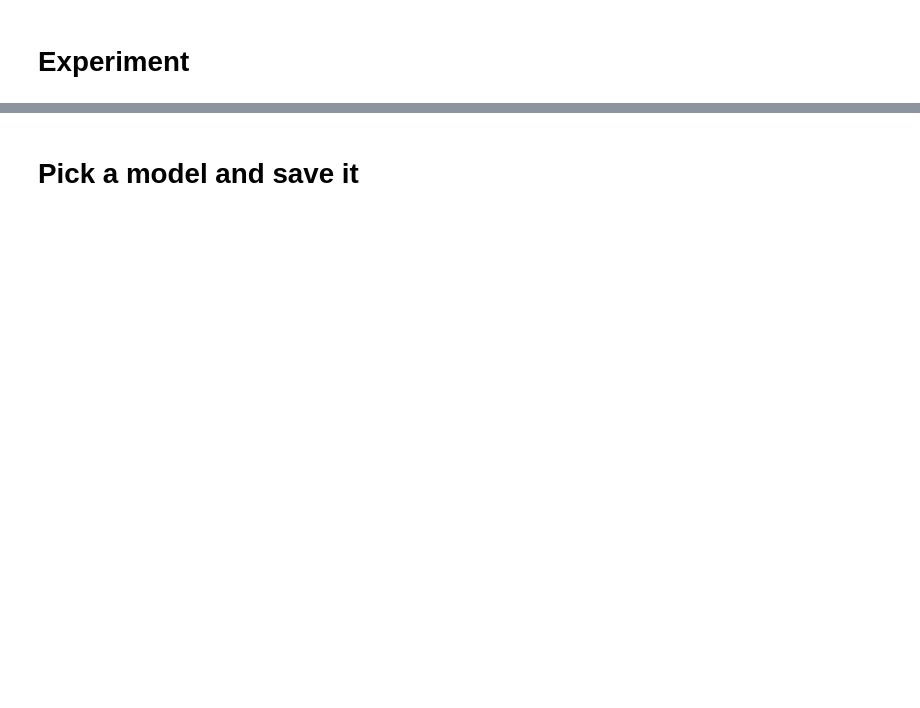
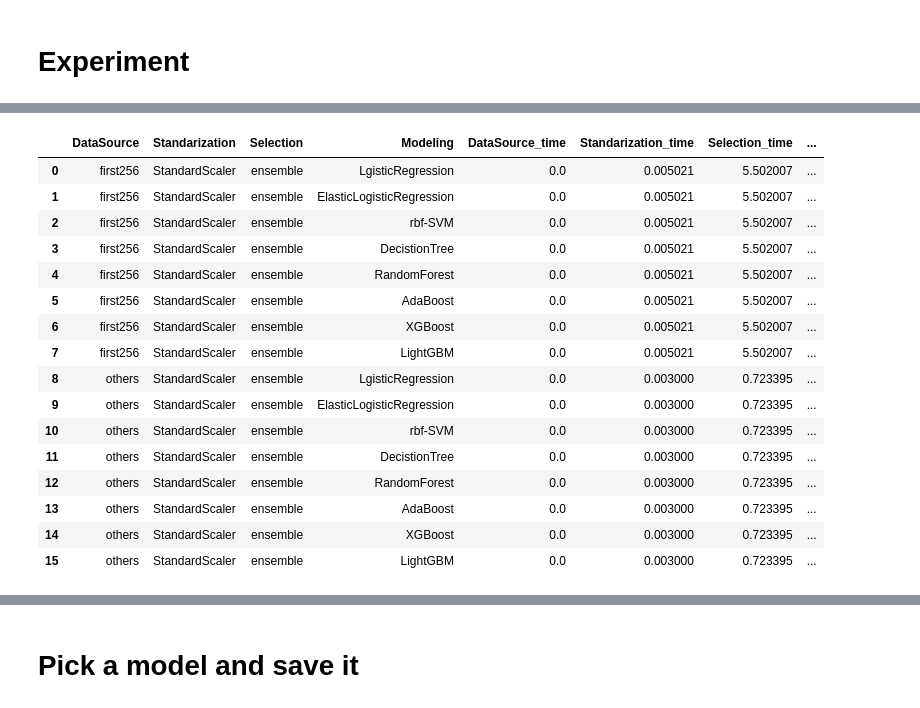
Before and after one commit to ICMOL/PineBioML, a Jupyter notebook: examples/example_Pine.ipynb, the cells around one changed output, grey strips where cells are left out. Cells and saved outputs as stored; diff of their text form; code cells hidden in the pictures; blank space fills up the shorter version.

```diff
--- a/examples/example_Pine.ipynb
+++ b/examples/example_Pine.ipynb
@@ -15,4 +20,8 @@ x, y = IO.read_multiple_groups(
     ],
     index_col=0
     )
+# %%
+x.index = x.index.astype(str)
+y.index = x.index
+y = y.astype(int).astype(str)
 # %%
@@ -20,7 +34,12 @@ y.describe()
 # %%
-target_label = 1.0
+target_label = '1'
 # %% [markdown]
 # Train test split
 # %%
 from sklearn.model_selection import train_test_split
 x_train, x_valid, y_train, y_valid = train_test_split(x, y, test_size=0.33, random_state=142, shuffle=True, stratify=y)
+# %%
+x_train.index = x_train.index.astype(str)
+x_valid.index = x_valid.index.astype(str)
+y_train.index = y_train.index.astype(str)
+y_valid.index = y_valid.index.astype(str)
@@ -30,7 +65,7 @@ x_train, x_valid, y_train, y_valid = train_test_split(x, y, test_size=0.33, rand
 from PineBioML.model.utils import Pine, sklearn_esitimator_wrapper, data_source
 
 from PineBioML.preprocessing import Normalizer, Pass
-from PineBioML.preprocessing.impute import knn_imputer, simple_imputer, iterative_imputer
+from PineBioML.preprocessing.impute import knn_imputer, simple_imputer
 from PineBioML.preprocessing.utils import feature_extension
 from PineBioML.preprocessing.outlier import IsolationForest, simple_clip
 from PineBioML.selection.classification import ensemble_selector
@@ -44,12 +79,12 @@ experiment = [
         "first256": data_source(x_train.iloc[:, :50], x_valid.iloc[:, :50]),
         "others": data_source(x_train.iloc[:, 50:], x_valid.iloc[:, 50:])
     }),
-    ("OutlierDetection", {
-        "Simple clip": simple_clip(),
-        "None": Pass()}),
-    ("MissingValueProcessing", {
-        "mean": simple_imputer(threshold=0.3333, strategy="mean")
-    }),
+#    ("OutlierDetection", {
+ #       "Simple clip": simple_clip(),
+  #      "None": Pass()}),
+#    ("MissingValueProcessing", {
+ #       "mean": simple_imputer(threshold=0.3333, strategy="mean")
+  #  }),
     ("Standarization", {
         "StandardScaler": Normalizer(method="StandardScaler"),
     }),
@@ -87,2 +203,20 @@ result.sort_values("cv_auc")
 # %%
-pine_automl.experiment_results(True).iloc[:, :12]
+pine_automl.experiment_results(timer = True).iloc[:, :12]
+# %% [output]
+|  | DataSource | Standarization | Selection | Modeling | DataSource_time | Standarization_time | Selection_time | ... |
+| 0 | first256 | StandardScaler | ensemble | LgisticRegression | 0.0 | 0.005021 | 5.502007 | ... |
+| 1 | first256 | StandardScaler | ensemble | ElasticLogisticRegression | 0.0 | 0.005021 | 5.502007 | ... |
+| 2 | first256 | StandardScaler | ensemble | rbf-SVM | 0.0 | 0.005021 | 5.502007 | ... |
+| 3 | first256 | StandardScaler | ensemble | DecistionTree | 0.0 | 0.005021 | 5.502007 | ... |
+| 4 | first256 | StandardScaler | ensemble | RandomForest | 0.0 | 0.005021 | 5.502007 | ... |
+| 5 | first256 | StandardScaler | ensemble | AdaBoost | 0.0 | 0.005021 | 5.502007 | ... |
+| 6 | first256 | StandardScaler | ensemble | XGBoost | 0.0 | 0.005021 | 5.502007 | ... |
+| 7 | first256 | StandardScaler | ensemble | LightGBM | 0.0 | 0.005021 | 5.502007 | ... |
+| 8 | others | StandardScaler | ensemble | LgisticRegression | 0.0 | 0.003000 | 0.723395 | ... |
+| 9 | others | StandardScaler | ensemble | ElasticLogisticRegression | 0.0 | 0.003000 | 0.723395 | ... |
+| 10 | others | StandardScaler | ensemble | rbf-SVM | 0.0 | 0.003000 | 0.723395 | ... |
+| 11 | others | StandardScaler | ensemble | DecistionTree | 0.0 | 0.003000 | 0.723395 | ... |
+| 12 | others | StandardScaler | ensemble | RandomForest | 0.0 | 0.003000 | 0.723395 | ... |
+| 13 | others | StandardScaler | ensemble | AdaBoost | 0.0 | 0.003000 | 0.723395 | ... |
+| 14 | others | StandardScaler | ensemble | XGBoost | 0.0 | 0.003000 | 0.723395 | ... |
+| 15 | others | StandardScaler | ensemble | LightGBM | 0.0 | 0.003000 | 0.723395 | ... |
```
Also changed, not shown: parts of 10 cells of this notebook, 28 other files.
